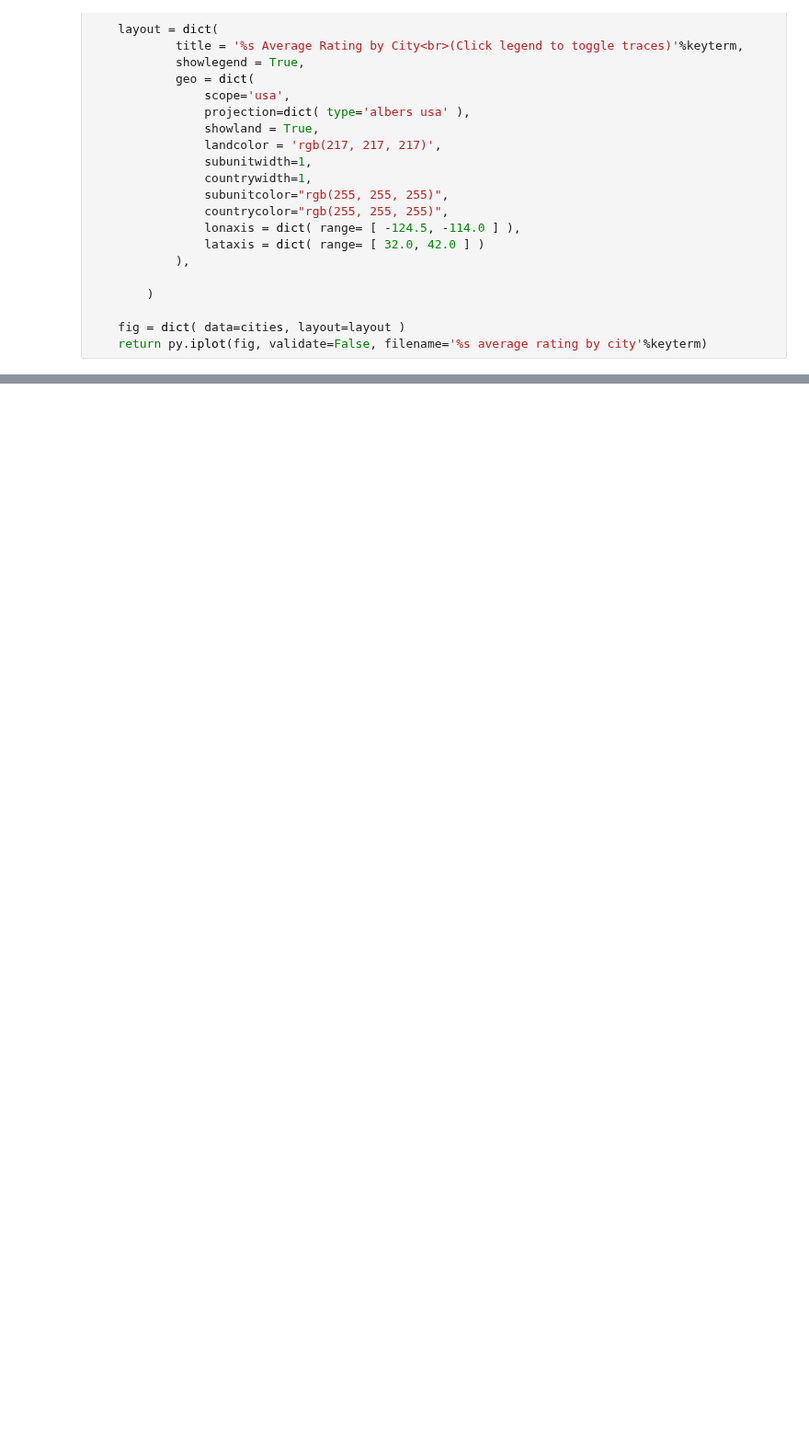
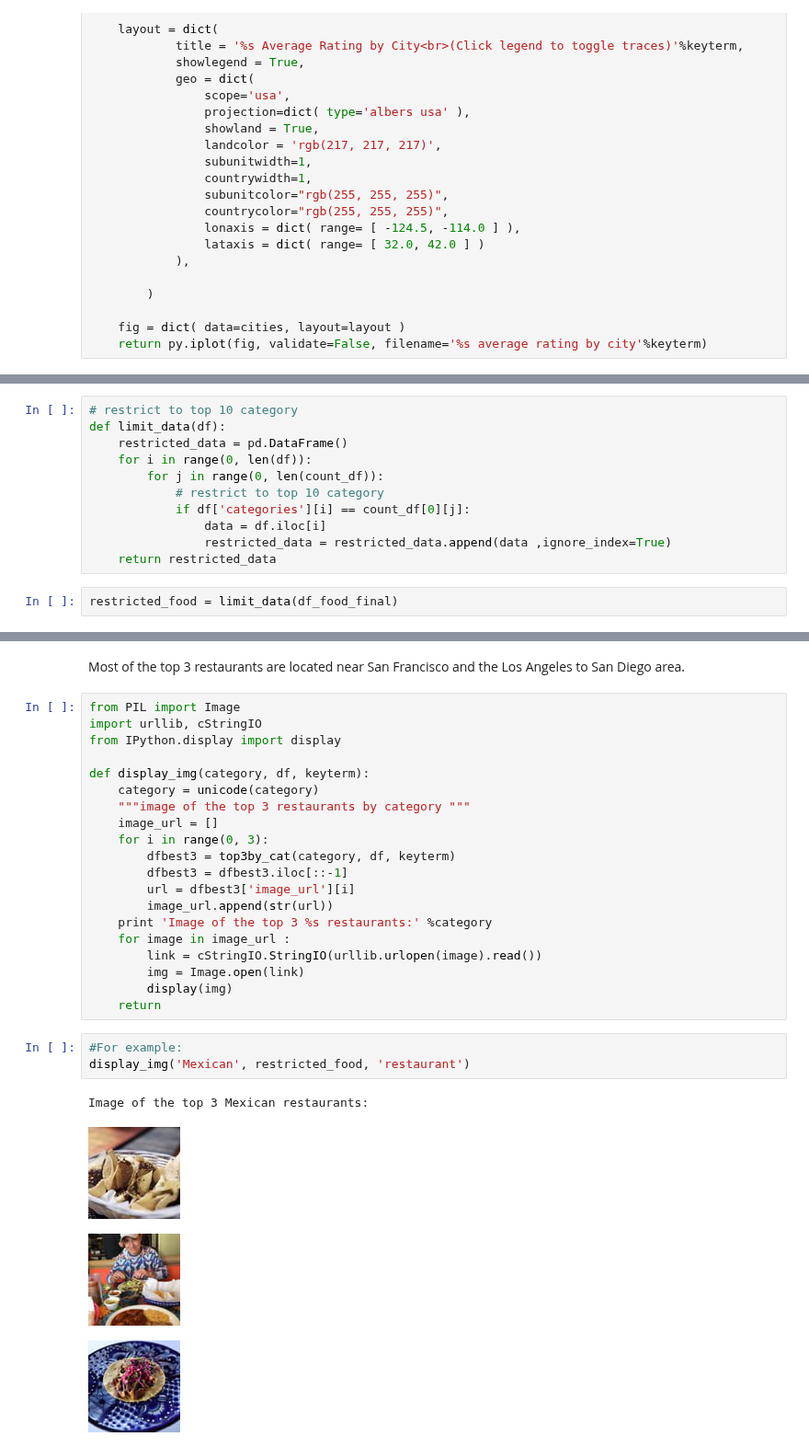
Before and after one commit to chloechen1995/STA-141B-Project, a Jupyter notebook: Part II_Query Database.ipynb, the cells around one changed output, grey strips where cells are left out. Shown at 92% size. Saved outputs shown, nothing was run; the diff lists cells and outputs as text; blank space fills up the shorter version.

Commit message:
plots

```diff
--- a/Part II_Query Database.ipynb
+++ b/Part II_Query Database.ipynb
@@ -202,0 +224,13 @@ NameError: global name 'pd_geo' is not defined
+# %%
+# restrict to top 10 category
+def limit_data(df):
+    restricted_data = pd.DataFrame()
+    for i in range(0, len(df)):
+        for j in range(0, len(count_df)):
+            # restrict to top 10 category
+            if df['categories'][i] == count_df[0][j]:
+                data = df.iloc[i]
+                restricted_data = restricted_data.append(data ,ignore_index=True)
+    return restricted_data
+# %%
+restricted_food = limit_data(df_food_final)
@@ -202,0 +317,30 @@ NameError: global name 'pd_geo' is not defined
+# %% [markdown]
+Most of the top 3 restaurants are located near San Francisco and the Los Angeles to San Diego area.
+# %%
+from PIL import Image
+import urllib, cStringIO
+from IPython.display import display
+
+def display_img(category, df, keyterm):
+    category = unicode(category)
+    """image of the top 3 restaurants by category """
+    image_url = []
+    for i in range(0, 3):
+        dfbest3 = top3by_cat(category, df, keyterm)
+        dfbest3 = dfbest3.iloc[::-1]
+        url = dfbest3['image_url'][i]
+        image_url.append(str(url))
+    print 'Image of the top 3 %s restaurants:' %category
+    for image in image_url :
+        link = cStringIO.StringIO(urllib.urlopen(image).read())
+        img = Image.open(link)
+        display(img)
+    return
+# %%
+#For example:
+display_img('Mexican', restricted_food, 'restaurant')
+# %% [output]
+Image of the top 3 Mexican restaurants:
+[figure, added]
+[figure, added]
+[figure, added]
```
Also changed, not shown: parts of 45 cells of this notebook.
